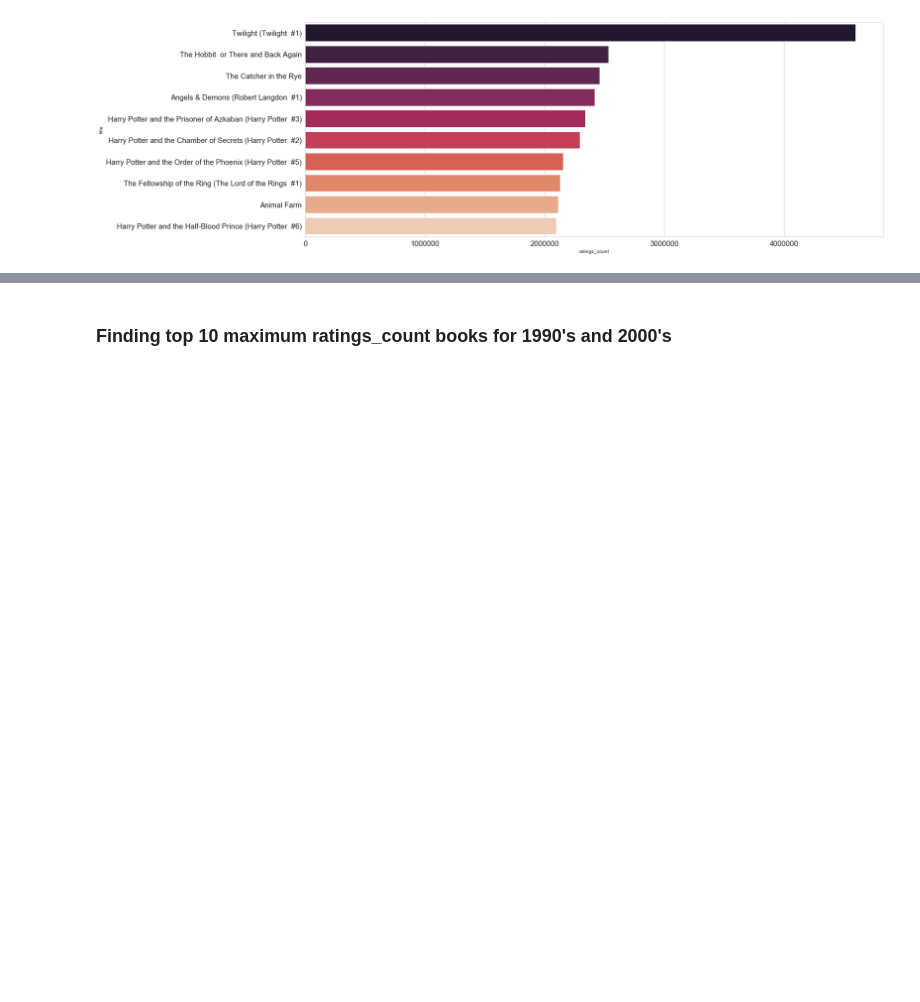
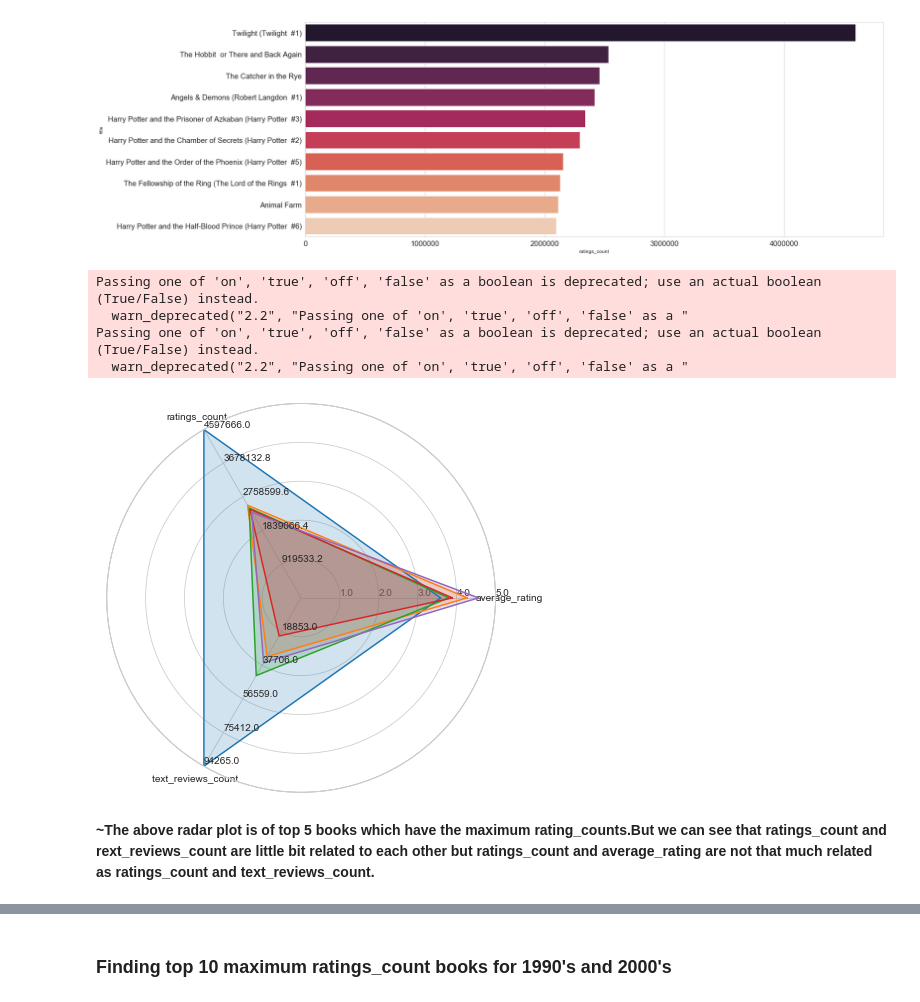
Before and after one commit to ShubhangiDabral13/Goodreads-books, a Jupyter notebook: Goodreads-books Analysis and Visualization .ipynb, the cells around one changed output, grey strips where cells are left out. Saved outputs shown, nothing was run; the diff lists cells and outputs as text; code cells hidden in the pictures; blank space fills up the shorter version.

```diff
--- a/Goodreads-books Analysis and Visualization .ipynb
+++ b/Goodreads-books Analysis and Visualization .ipynb
@@ -411,3 +495,23 @@ sns.barplot(x="ratings_count",y="title",data=book,palette='rocket')
+# %%
+index1 = [10336,1697,1462,307,3]
+fig1 = plt.figure(figsize=(6, 6))
+radar = ComplexRadar(fig1, variables, ranges)
+
+for i in index1:
+    data =(books.loc[i,["average_rating","ratings_count","text_reviews_count"] ] )
+    data = (data["average_rating"],data["ratings_count"],data["text_reviews_count"])
+    radar.plot(data)
+    radar.fill(data,alpha = 0.2)
+
+plt.show()
+# %% [output]
+Passing one of 'on', 'true', 'off', 'false' as a boolean is deprecated; use an actual boolean (True/False) instead.
+  warn_deprecated("2.2", "Passing one of 'on', 'true', 'off', 'false' as a "
+Passing one of 'on', 'true', 'off', 'false' as a boolean is deprecated; use an actual boolean (True/False) instead.
+  warn_deprecated("2.2", "Passing one of 'on', 'true', 'off', 'false' as a "
+[figure, added]
+# %% [markdown]
+**~The above radar plot is of top 5 books which have the maximum rating_counts.But we can see that ratings_count and rext_reviews_count are little bit related to each other but ratings_count and average_rating are not that much related as ratings_count and text_reviews_count.**
 # %% [markdown]
 <img src="Images/book4.jpg">
 # %% [markdown]
```
Also changed, not shown: parts of 14 cells of this notebook.
